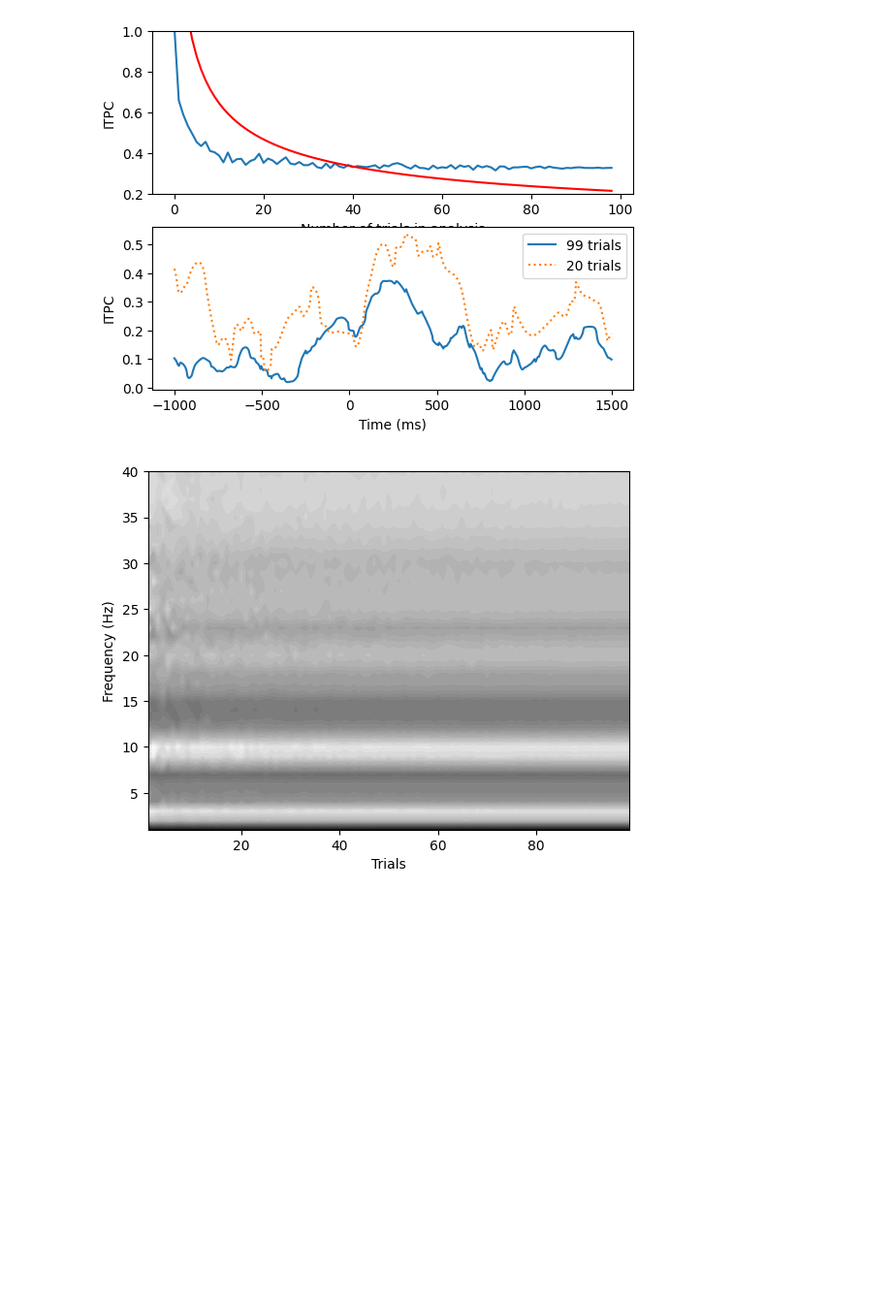
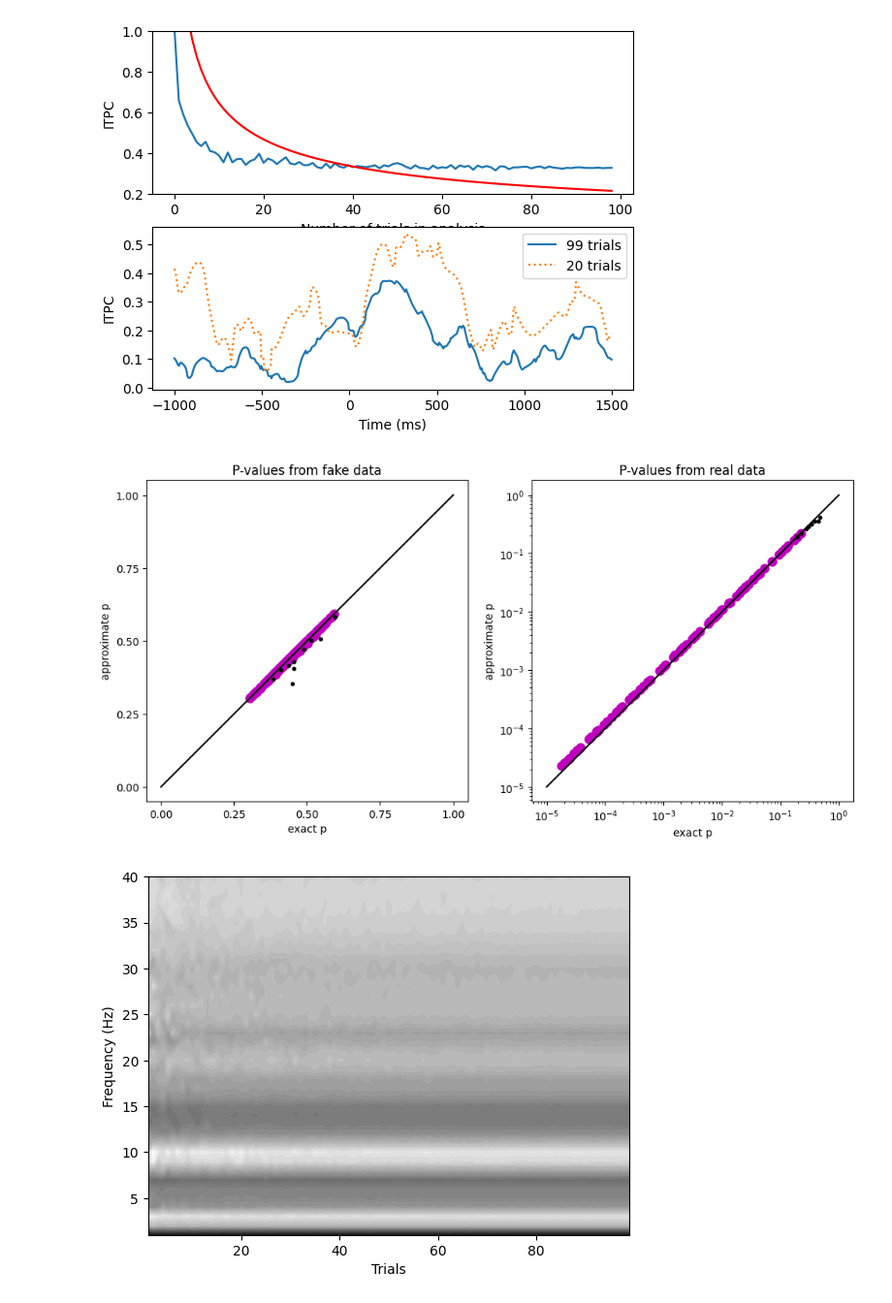
Before and after one commit to agencyenterprise/AnalyzingNeuralTimeSeries-Python, a Jupyter notebook: src/chapter19.ipynb, the cells around one changed output. Shown at 97% size. Saved outputs shown, nothing was run; the diff lists cells and outputs as text; code cells hidden in the pictures; blank space fills up the shorter version.

```diff
--- a/src/chapter19.ipynb
+++ b/src/chapter19.ipynb
@@ -240,6 +240,48 @@ plt.legend(['99 trials', '20 trials'])
 plt.show()
 # %% [output]
 [figure]
+# %%
+# Figure 34.8: Statistical evaluation of ITPC values
+
+# p-values under assumption of von Mises distribution
+approx_pval_fake = np.exp(-itpcByNFakeZ)
+approx_pval_real = np.exp(-itpcByNZ)
+
+ncutoff = 10
+
+plt.figure(figsize=(12, 6))
+
+# Plot p-values from fake data
+plt.subplot(121)
+plt.plot(itpcByNFakeP[ncutoff:], approx_pval_fake[ncutoff:], 'mo', markersize=8)
+plt.plot(itpcByNFakeP[:ncutoff], approx_pval_fake[:ncutoff], 'k.')
+plt.plot([0, 1], [0, 1], 'k')
+plt.xlim([0, 1])
+plt.ylim([0, 1])
+plt.xticks(np.arange(0, 1.25, 0.25))
+plt.yticks(np.arange(0, 1.25, 0.25))
+plt.axis('square')
+plt.ylabel('approximate p')
+plt.xlabel('exact p')
+plt.title('P-values from fake data')
+
+# Plot p-values from real data
+plt.subplot(122)
+plt.plot(itpcByNP[ncutoff:], approx_pval_real[ncutoff:], 'mo', markersize=8)
+plt.plot(itpcByNP[:ncutoff], approx_pval_real[:ncutoff], 'k.')
+plt.plot([0.00001, 1], [0.00001, 1], 'k')
+plt.xlim([.0001, 1])
+plt.ylim([.0001, 1])
+plt.xscale('log')
+plt.yscale('log')
+plt.axis('square')
+plt.ylabel('approximate p')
+plt.xlabel('exact p')
+plt.title('P-values from real data')
+
+plt.show()
+# %% [output]
+[figure, added]
 # %%
 # Figure 19.7
 
```
Also changed, not shown: 1 other file.
